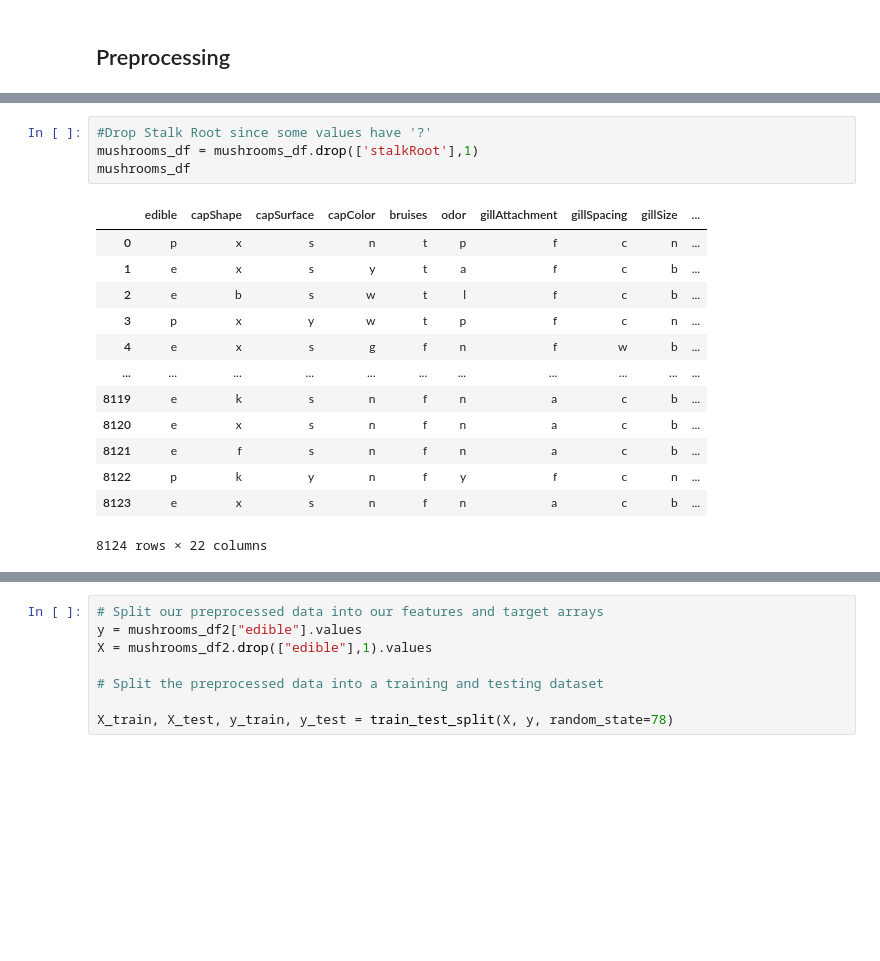
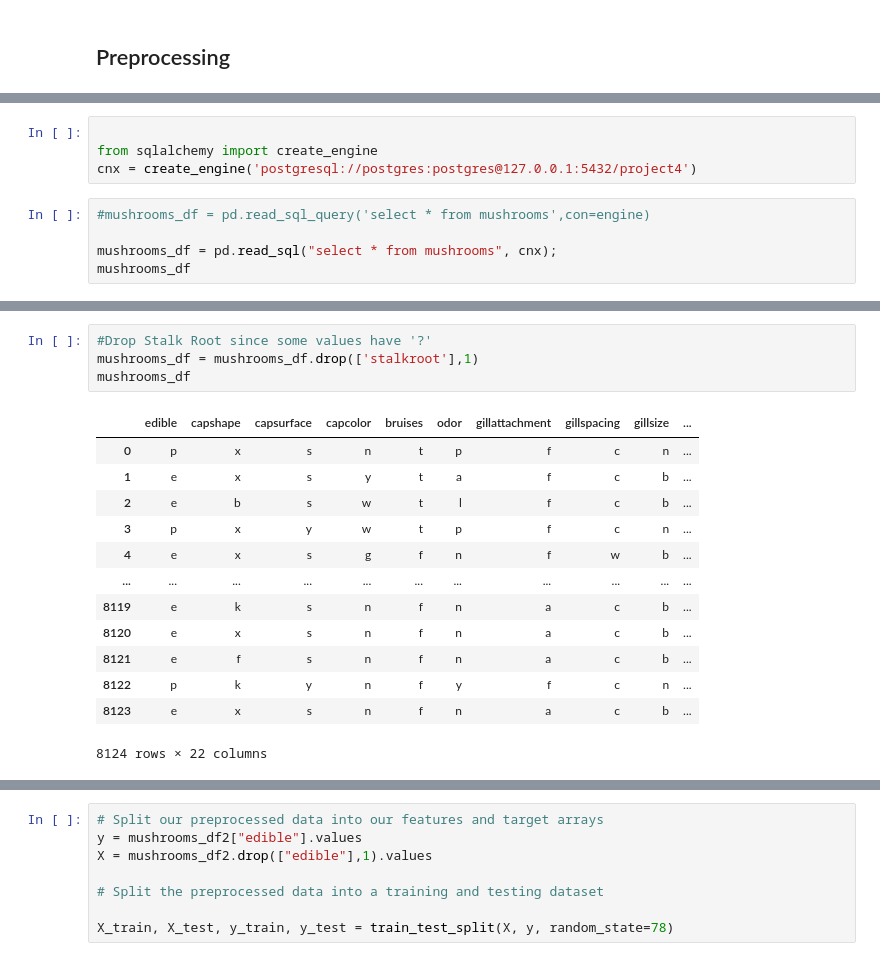
Before and after one commit to shermeenajani/Project-4--Machine-Learning, a Jupyter notebook: EdibleOrNot.ipynb, the cells around one changed output, grey strips where cells are left out. Cells and saved outputs as stored; diff of their text form; blank space fills up the shorter version.

```diff
--- a/EdibleOrNot.ipynb
+++ b/EdibleOrNot.ipynb
@@ -28,0 +13,9 @@ mushrooms_df
+# %%
+
+from sqlalchemy import create_engine
+cnx = create_engine('postgresql://postgres:postgres@127.0.0.1:5432/project4')
+# %%
+#mushrooms_df = pd.read_sql_query('select * from mushrooms',con=engine)
+
+mushrooms_df = pd.read_sql("select * from mushrooms", cnx);
+mushrooms_df
@@ -29,9 +56,9 @@ mushrooms_df
 # %%
 #Drop Stalk Root since some values have '?'
-mushrooms_df = mushrooms_df.drop(['stalkRoot'],1)
+mushrooms_df = mushrooms_df.drop(['stalkroot'],1)
 mushrooms_df
 # %% [output]
-|  | edible | capShape | capSurface | capColor | bruises | odor | gillAttachment | gillSpacing | gillSize | ... |
+|  | edible | capshape | capsurface | capcolor | bruises | odor | gillattachment | gillspacing | gillsize | ... |
 | 0 | p | x | s | n | t | p | f | c | n | ... |
 | 1 | e | x | s | y | t | a | f | c | b | ... |
 | 2 | e | b | s | w | t | l | f | c | b | ... |
```
Also changed, not shown: parts of 37 cells of this notebook, 28 other files.
